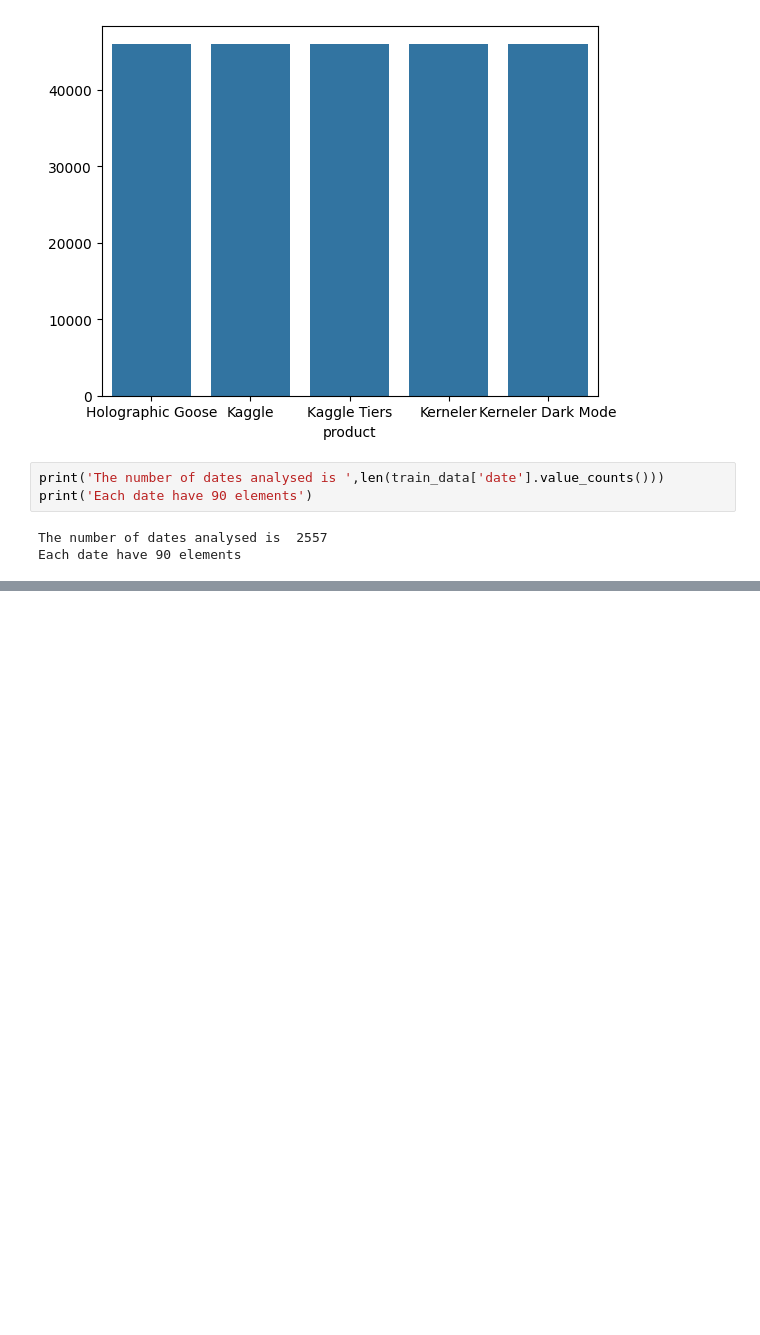
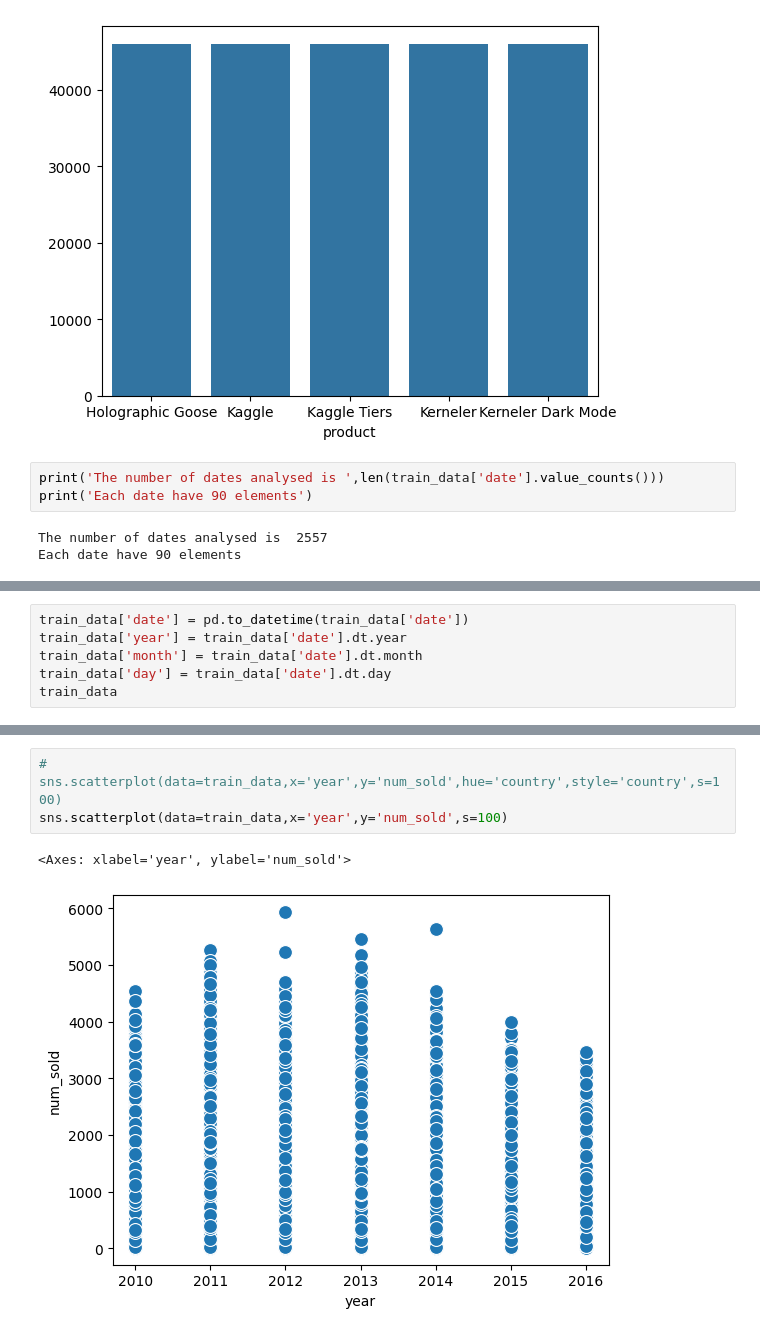
Before and after one commit to sergio-ar18/Forecasting-Sticker-Sales, a Jupyter notebook: data_dashboards.ipynb, the cells around one changed output, grey strips where cells are left out. Saved outputs shown, nothing was run; the diff lists cells and outputs as text; blank space fills up the shorter version.

```diff
--- a/data_dashboards.ipynb
+++ b/data_dashboards.ipynb
@@ -22,0 +25,6 @@ Each date have 90 elements
+# %%
+train_data['date'] = pd.to_datetime(train_data['date'])
+train_data['year'] = train_data['date'].dt.year
+train_data['month'] = train_data['date'].dt.month
+train_data['day'] = train_data['date'].dt.day
+train_data
@@ -22,0 +45,6 @@ Each date have 90 elements
+# %%
+# sns.scatterplot(data=train_data,x='year',y='num_sold',hue='country',style='country',s=100)
+sns.scatterplot(data=train_data,x='year',y='num_sold',s=100)
+# %% [output]
+<Axes: xlabel='year', ylabel='num_sold'>
+[figure, added]
```
Also changed, not shown: parts of 4 cells of this notebook, 3 other files.
